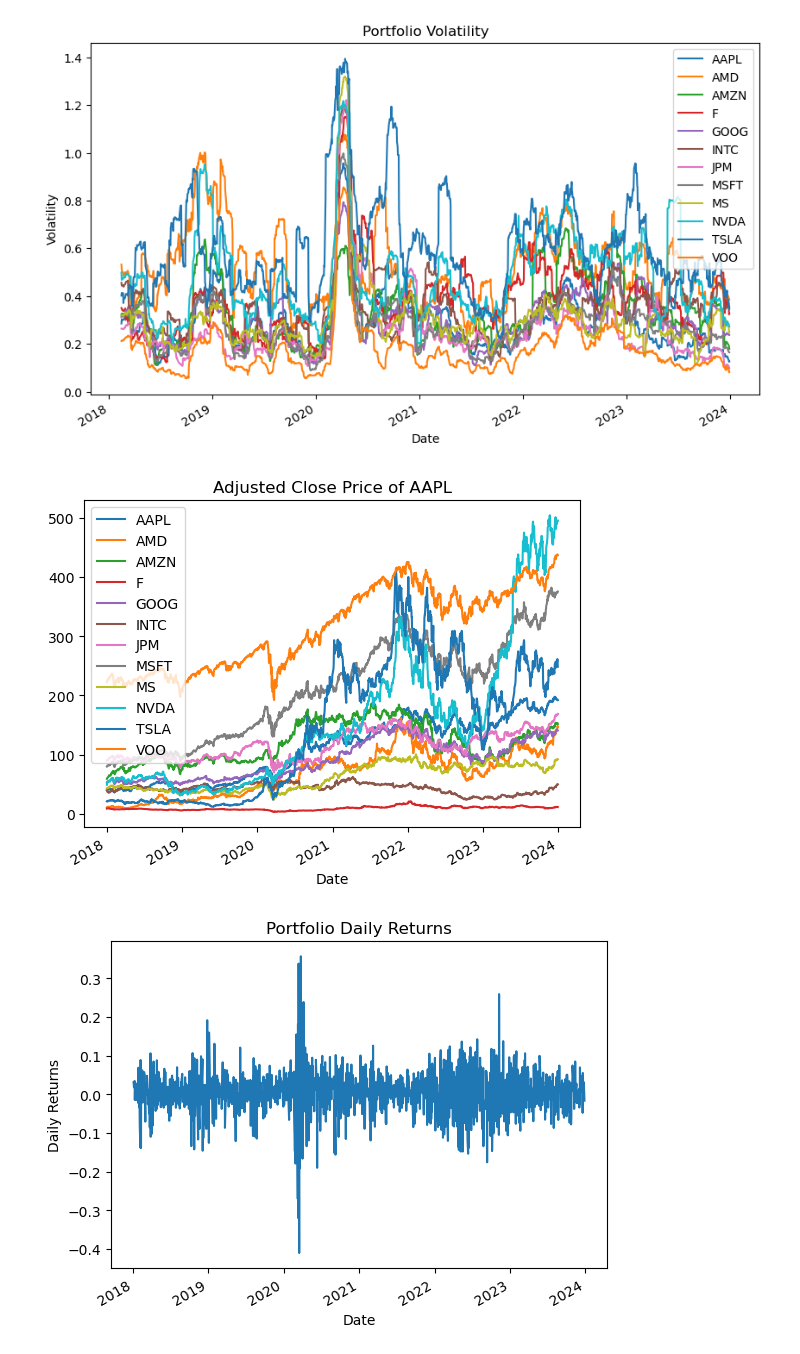
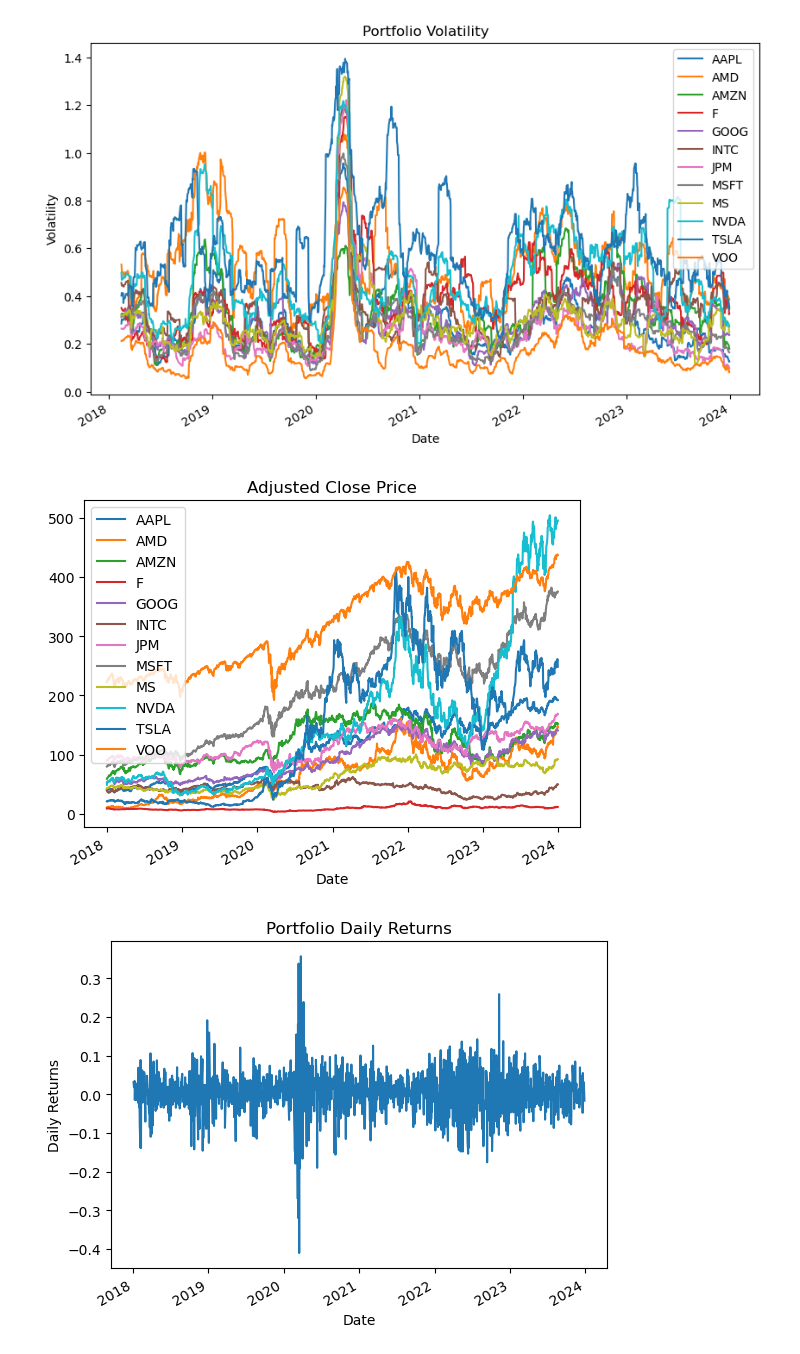
Before and after one commit to dwu359/ml-portfolio-optimization, a Jupyter notebook: portfolio_optimization.ipynb, the cells around one changed output. Cells and saved outputs as stored; diff of their text form; code cells hidden in the pictures.

Commit message:
Updated plots

```diff
--- a/portfolio_optimization.ipynb
+++ b/portfolio_optimization.ipynb
@@ -286,7 +286,7 @@ import pyfolio as pf
 # %%
 # Load the dataset
 dateparse = lambda dates: pd.to_datetime(dates, format='%Y-%m-%d')
-portfolio = pd.read_csv(r'dataset\stock_data\combined_stock_adj_closed.csv', parse_dates=['Date'], index_col='Date', date_parser=dateparse)
+portfolio = pd.read_csv(r'dataset/stock_data/combined_stock_adj_closed.csv', parse_dates=['Date'], index_col='Date', date_parser=dateparse)
 portfolio.head()
 # %% [output]
 |  | AAPL | AMD | AMZN | F | GOOG | INTC | JPM | MSFT | MS | NVDA | TSLA | ... |
@@ -355,10 +355,10 @@ plt.show()
 [figure]
 # %%
 # Plot the adjusted close price
-portfolio.plot(title='Adjusted Close Price of AAPL')
+portfolio.plot(title='Adjusted Close Price')
 plt.show()
 # %% [output]
-[figure, old version]
+[figure, new version]
 # %%
 # Calculate the daily returns
 asset_returns = portfolio.pct_change()
```
Also changed, not shown: parts of 1 cell of this notebook.
